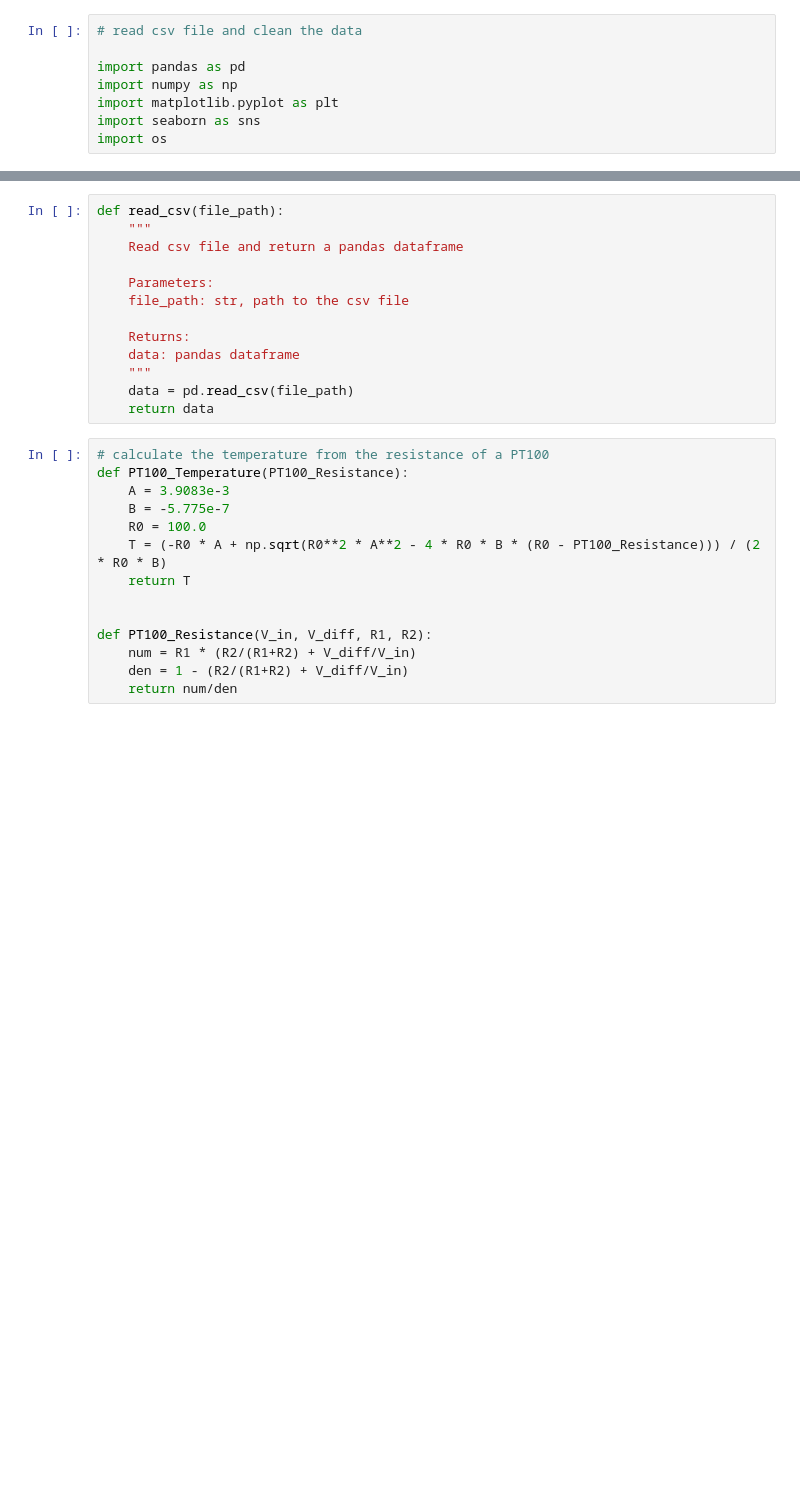
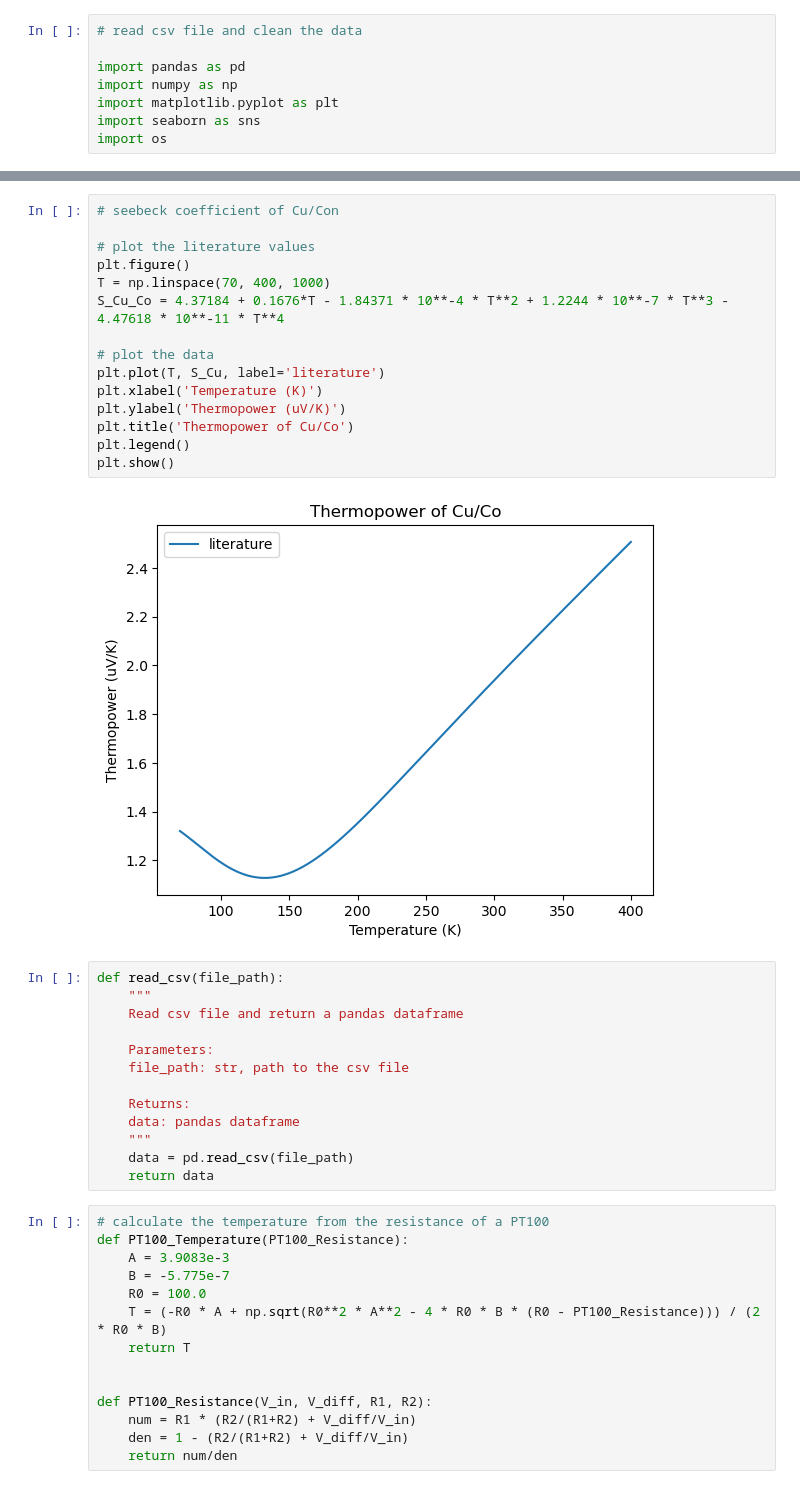
Before and after one commit to mreihs/pplus_seebeck, a Jupyter notebook: second_attempt/analysis.ipynb, the cells around one changed output, grey strips where cells are left out. Saved outputs shown, nothing was run; the diff lists cells and outputs as text; blank space fills up the shorter version.

```diff
--- a/second_attempt/analysis.ipynb
+++ b/second_attempt/analysis.ipynb
@@ -53,3 +55,20 @@ plt.show()
+# %%
+# seebeck coefficient of Cu/Con
+
+# plot the literature values
+plt.figure()
+T = np.linspace(70, 400, 1000)
+S_Cu_Co = 4.37184 + 0.1676*T - 1.84371 * 10**-4 * T**2 + 1.2244 * 10**-7 * T**3 - 4.47618 * 10**-11 * T**4
+
+# plot the data
+plt.plot(T, S_Cu, label='literature')
+plt.xlabel('Temperature (K)')
+plt.ylabel('Thermopower (uV/K)')
+plt.title('Thermopower of Cu/Co')
+plt.legend()
+plt.show()
+# %% [output]
+[figure, added]
 # %%
 def read_csv(file_path):
     """
```
Also changed, not shown: parts of 25 cells of this notebook, 6 other files.
